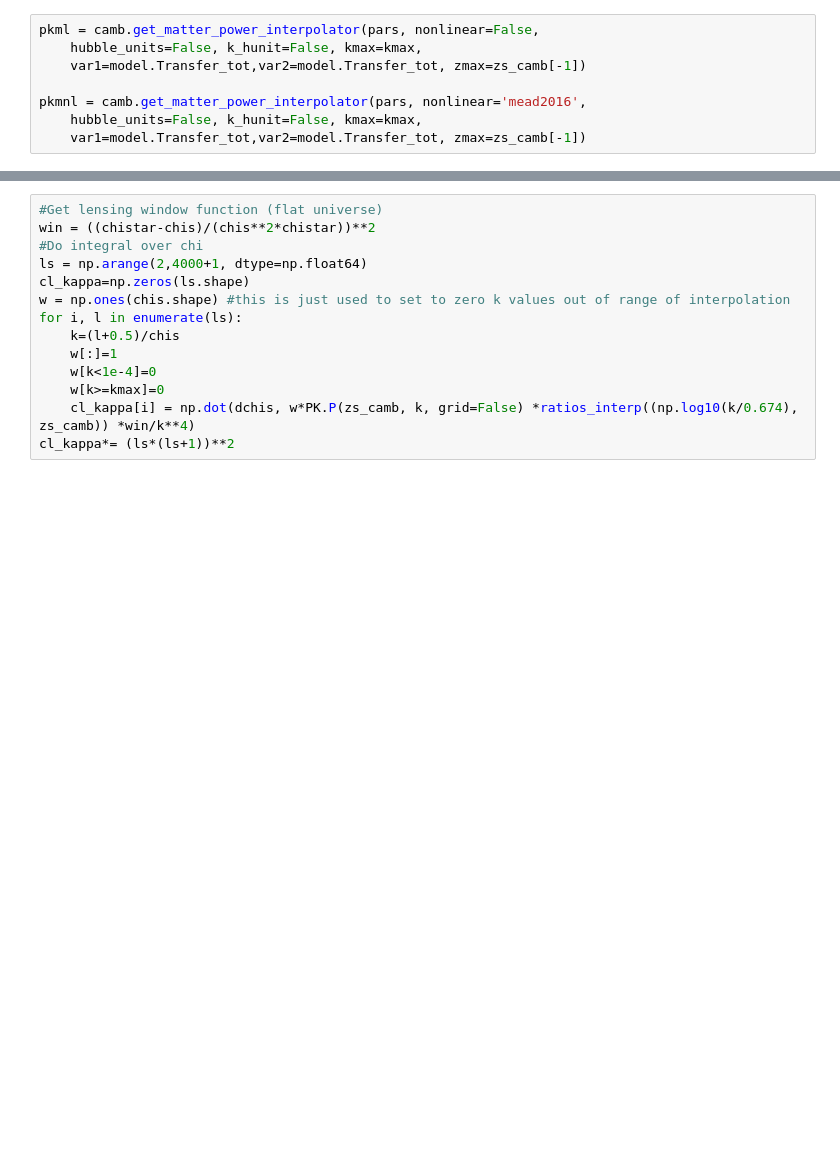
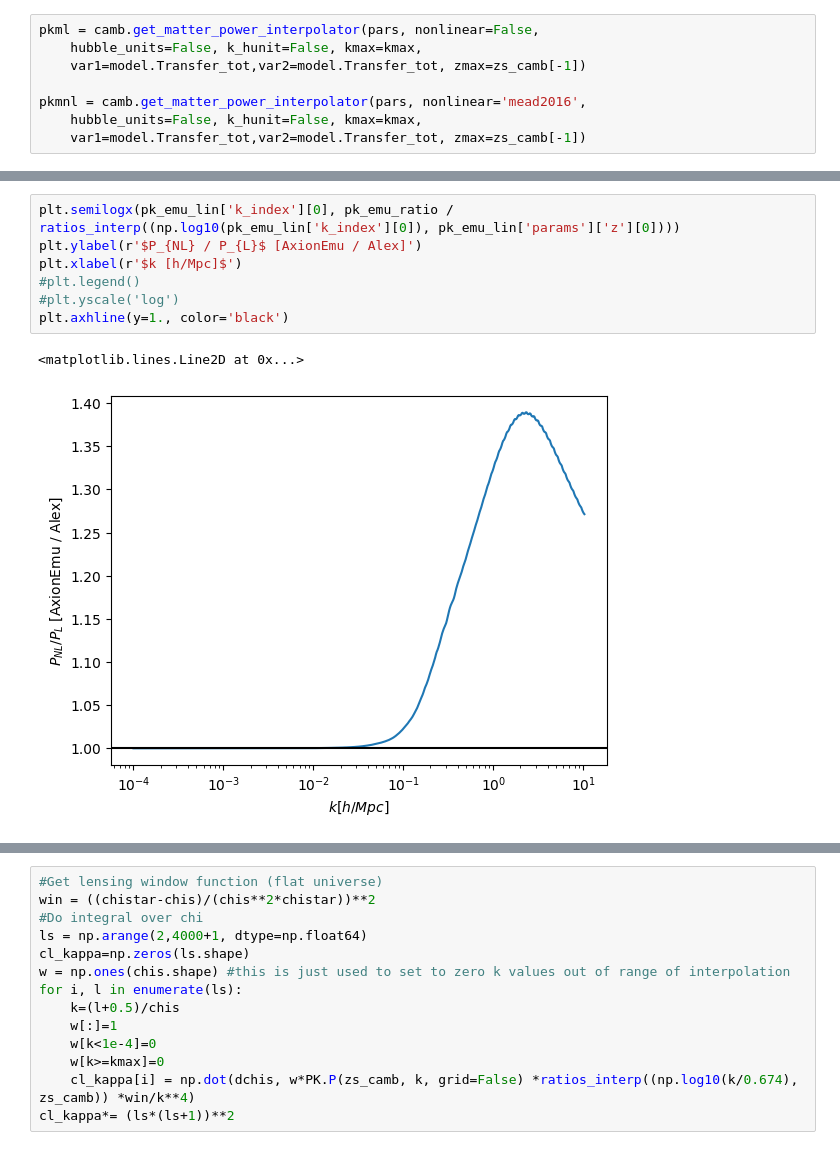
Before and after one commit to keirkwame/axionHMcode_validation, a Jupyter notebook: Compare-axion-pk-lensing.ipynb, the cells around one changed output, grey strips where cells are left out. Drawn from its saved outputs; the diff is of its cells as text; blank space fills up the shorter version.

```diff
--- a/Compare-axion-pk-lensing.ipynb
+++ b/Compare-axion-pk-lensing.ipynb
@@ -69,3 +116,13 @@ pkmnl = camb.get_matter_power_interpolator(pars, nonlinear='mead2016',
+# %%
+plt.semilogx(pk_emu_lin['k_index'][0], pk_emu_ratio / ratios_interp((np.log10(pk_emu_lin['k_index'][0]), pk_emu_lin['params']['z'][0])))
+plt.ylabel(r'$P_{NL} / P_{L}$ [AxionEmu / Alex]')
+plt.xlabel(r'$k [h/Mpc]$')
+#plt.legend()
+#plt.yscale('log')
+plt.axhline(y=1., color='black')
+# %% [output]
+<matplotlib.lines.Line2D at 0x...>
+[figure, added]
 # %%
 # Compare the nonlinear ratios
 ks = np.logspace(-3.5, 1, 300)
```
Also changed, not shown: parts of 6 cells of this notebook, 3 other files.
